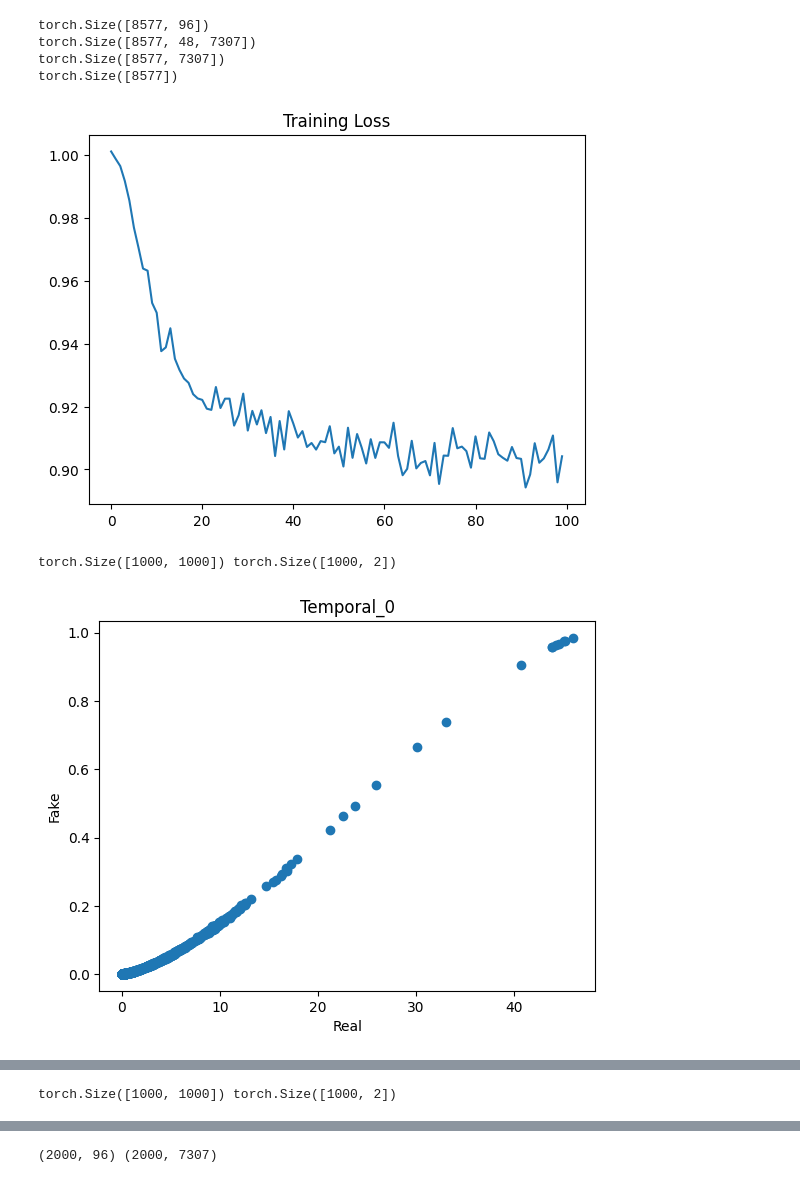
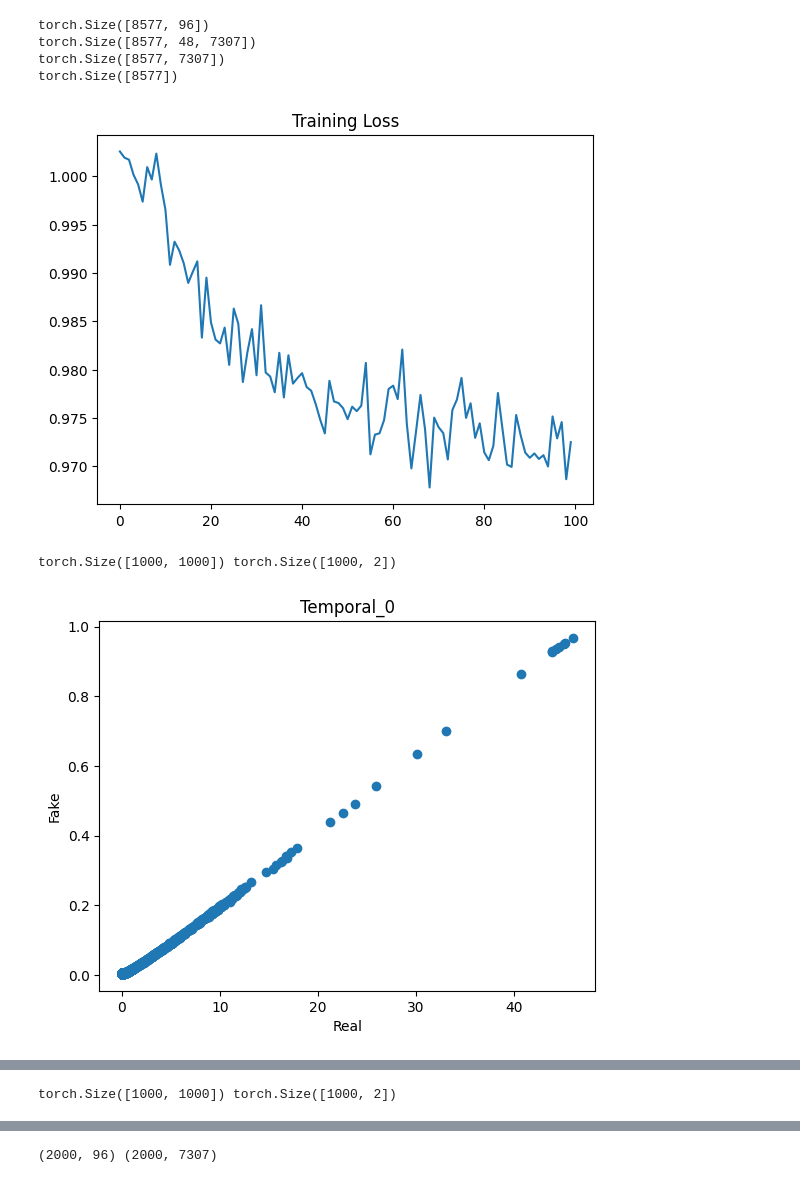
Before and after one commit to Harry-PARK/FlexGen-EHR, a Jupyter notebook: FlexGen.ipynb, the cells around one changed output, grey strips where cells are left out. Saved outputs shown, nothing was run; the diff lists cells and outputs as text; code cells hidden in the pictures.

```diff
--- a/FlexGen.ipynb
+++ b/FlexGen.ipynb
@@ -124,34 +124,34 @@ feature_dim_t = tmp_samples.shape[1]
 # tvae = VariationalAutoencoder(feature_dim_t).to(device)
 svae = CVAE(feature_dim_s, 2, 20, 50).to(device)
 tvae = CVAE(feature_dim_t, 2, 1000, 3000).to(device)
 tvae_dict = torch.load(f'saved_models_{dataset_name}/my_vae_tmp.pth', weights_only=True)
 svae_dict = torch.load(f'saved_models_{dataset_name}/my_vae_stat.pth', weights_only=True)
 tvae.load_state_dict(tvae_dict)
 svae.load_state_dict(svae_dict)
 svae.eval()
 tvae.eval()
 n_epoch = 100
-n_T = 50
+n_T = 10
 device = "cuda"
 n_classes = 2
 n_feat = 1020
 betas = (1e-4, 0.02)
 save_model = True
 w = 0.1
 ddpm = DDPM(nn_model=ContextUnet(in_channels=1, n_feat=n_feat, n_classes=2), betas=betas, n_T=n_T, device=device, drop_prob=0.1)
 ddpm.to(device)
 trainer = flexgen(tvae, svae, ddpm, train_loader, dataset_name, epochs=n_epoch)
 trainer.train_epoch()
 
 s0_syn, t0_syn = trainer.generate(1000, 0)
 s1_syn, t1_syn = trainer.generate(1000, 1)
 
 s_syn = np.concatenate([s0_syn, s1_syn], axis=0)
 t_syn = np.concatenate([t0_syn, t1_syn], axis=0)
 
 np.save(f'Synthetic_{dataset_name}/flexgen_static.npy', s_syn)
 np.save(f'Synthetic_{dataset_name}/flexgen_temporal.npy', t_syn)
 # %% [output]
-[figure, old version]
+[figure, new version]
 torch.Size([1000, 1000]) torch.Size([1000, 2])
-[figure, old version]
+[figure, new version]
```
Also changed, not shown: parts of 1 cell of this notebook, 2 other files.
